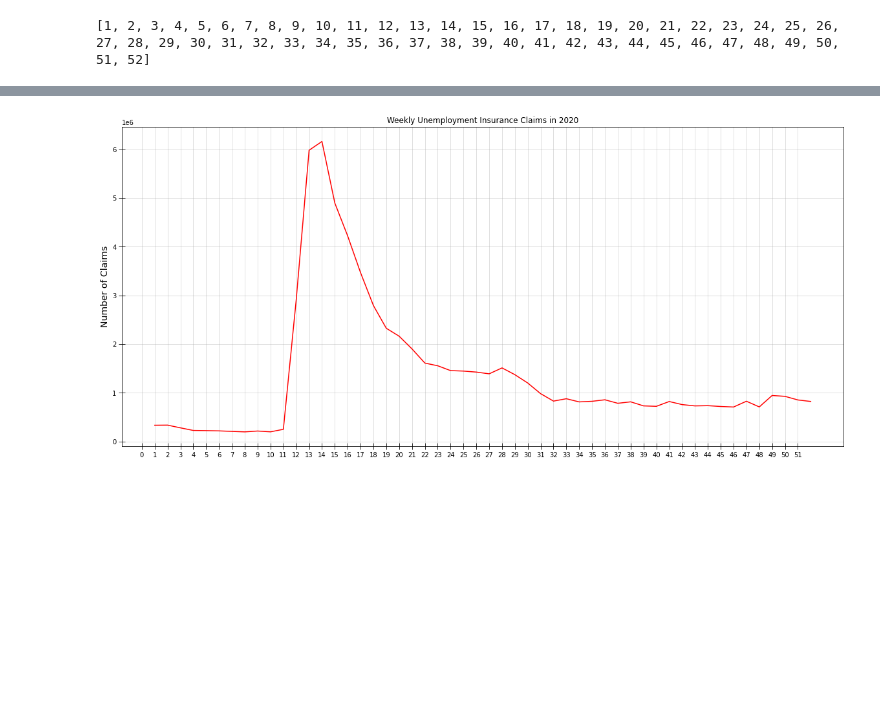
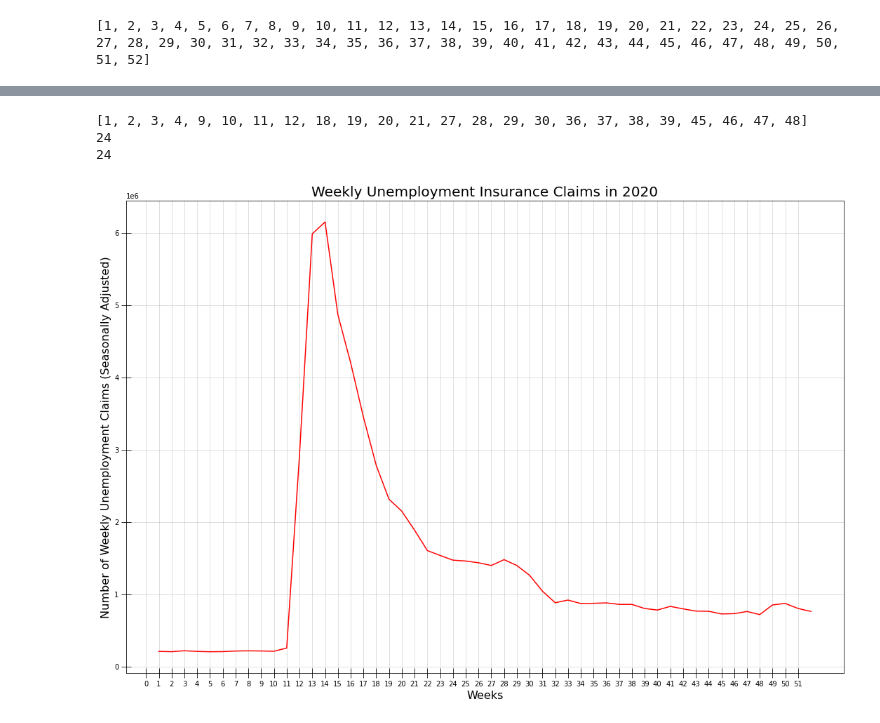
Before and after one commit to Teablee/project-one, a Jupyter notebook: graphs.ipynb, the cells around one changed output, grey strips where cells are left out. Saved outputs shown, nothing was run; the diff lists cells and outputs as text; code cells hidden in the pictures; blank space fills up the shorter version.

```diff
--- a/graphs.ipynb
+++ b/graphs.ipynb
@@ -798,6 +798,7 @@ new_ui_df = ui2_df_dropped.copy()
 new_ui_df['Week Number'] = ""
 new_ui_df['Date'] = pd.to_datetime(new_ui_df['Date'], errors='coerce')
 new_ui_df['N.S.A'] = new_ui_df['N.S.A'].str.replace(',', '').astype(int)
+new_ui_df['S.A.'] = new_ui_df['S.A.'].str.replace(',', '').astype(int)
 new_ui_df["Week Number"] = new_ui_df['Date'].dt.week
 # %%
 new_ui_df
@@ -837,23 +885,37 @@ ValueError: invalid literal for int() with base 10: '335,294'
+# %%
+weeks_list = weeks_reindex['Week Number'].to_list()
+print(weeks_list)
+print(len(num_streams))
+print(len(weeks_list))
+# %% [output]
+[1, 2, 3, 4, 9, 10, 11, 12, 18, 19, 20, 21, 27, 28, 29, 30, 36, 37, 38, 39, 45, 46, 47, 48]
+24
+24
 # %%
 x_UI= week_num
-y_UI= new_ui_df['N.S.A']
+y_UI= new_ui_df['S.A.']
 
-fig = plt.figure()
+fig = plt.figure(figsize = (15, 20))
 fig.add_axes()
 
 ax1 = fig.add_subplot(211)
 ax1.plot(x_UI, y_UI, zorder=2, color='red')
 ax1.grid(alpha=0.5, zorder=0)
 ax1.xaxis.set(ticks=range(len(x_UI)))
-# ax1.setxticklabels(jan_x, rotation=90)
-ax1.tick_params(axis='y', direction='inout', length=10)
-ax1.tick_params(axis='x', direction='inout', length=10)
-ax1.set(title="Weekly Unemployment Insurance Claims in 2020")
-# ax1.set_xlabel('Genre', fontsize=14)
-ax1.set_ylabel('Number of Claims', fontsize=14)
 
-plt.gcf().set_size_inches(20,20)
-fig.savefig('2020_Weekly_UI.jpg', facecolor='w')
+
+ax1.set_xlabel('Weeks', fontsize=16)
+
+ax1.tick_params(axis='y', direction='inout', length=10, size=14)
+ax1.tick_params(axis='x', direction='inout', length=10, size=14)
+# ax1.set(title="Weekly Unemployment Insurance Claims in 2020")
+ax1.set_title('Weekly Unemployment Insurance Claims in 2020', fontsize=20)
+
+ax1.set_ylabel('Number of Weekly Unemployment Claims (Seasonally Adjusted)', fontsize=16)
+
+# plt.gcf().set_size_inches(20,20)
+plt.tight_layout()
+fig.savefig('2020_Weekly_UI.png', facecolor='w', dpi=600)
 plt.show()
 # %% [output]
-[figure, old version]
+[figure, new version]
```
Also changed, not shown: parts of 10 cells of this notebook, 18 other files.
